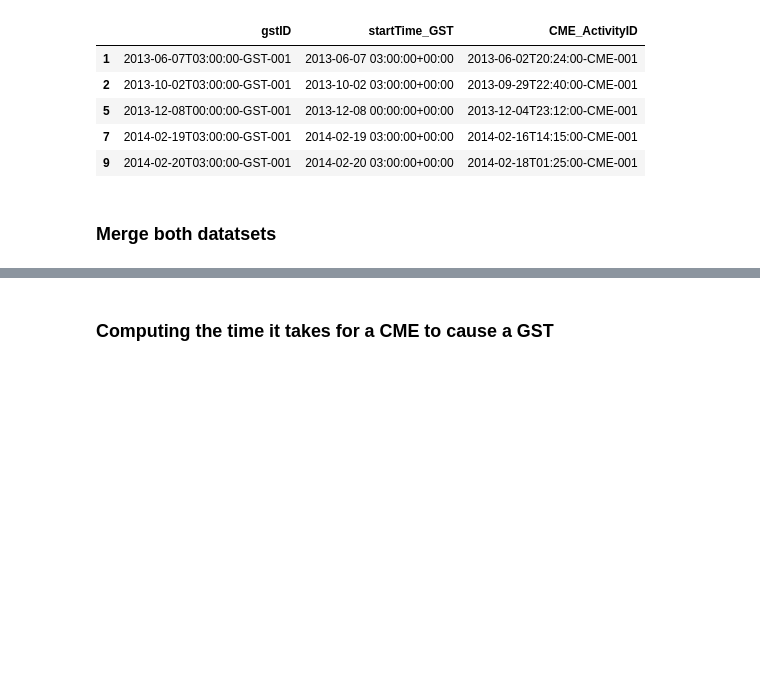
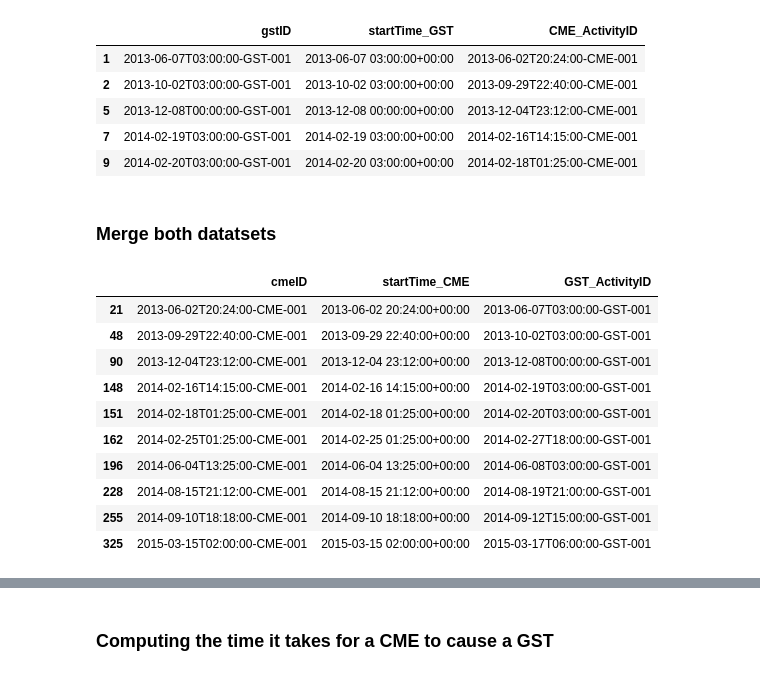
Before and after one commit to gtgalley/data-sourcing-challenge, a Jupyter notebook: retrieve_data.ipynb, the cells around one changed output, grey strips where cells are left out. Drawn from its saved outputs; the diff is of its cells as text; code cells hidden in the pictures; blank space fills up the shorter version.

```diff
--- a/retrieve_data.ipynb
+++ b/retrieve_data.ipynb
@@ -329,3 +329,17 @@ gst_df.head()
 | 9 | 2014-02-20T03:00:00-GST-001 | 2014-02-20 03:00:00+00:00 | 2014-02-18T01:25:00-CME-001 |
 # %% [markdown]
 ### Merge both datatsets
+# %%
+expanded_cme_df.head(10)
+# %% [output]
+|  | cmeID | startTime_CME | GST_ActivityID |
+| 21 | 2013-06-02T20:24:00-CME-001 | 2013-06-02 20:24:00+00:00 | 2013-06-07T03:00:00-GST-001 |
+| 48 | 2013-09-29T22:40:00-CME-001 | 2013-09-29 22:40:00+00:00 | 2013-10-02T03:00:00-GST-001 |
+| 90 | 2013-12-04T23:12:00-CME-001 | 2013-12-04 23:12:00+00:00 | 2013-12-08T00:00:00-GST-001 |
+| 148 | 2014-02-16T14:15:00-CME-001 | 2014-02-16 14:15:00+00:00 | 2014-02-19T03:00:00-GST-001 |
+| 151 | 2014-02-18T01:25:00-CME-001 | 2014-02-18 01:25:00+00:00 | 2014-02-20T03:00:00-GST-001 |
+| 162 | 2014-02-25T01:25:00-CME-001 | 2014-02-25 01:25:00+00:00 | 2014-02-27T18:00:00-GST-001 |
+| 196 | 2014-06-04T13:25:00-CME-001 | 2014-06-04 13:25:00+00:00 | 2014-06-08T03:00:00-GST-001 |
+| 228 | 2014-08-15T21:12:00-CME-001 | 2014-08-15 21:12:00+00:00 | 2014-08-19T21:00:00-GST-001 |
+| 255 | 2014-09-10T18:18:00-CME-001 | 2014-09-10 18:18:00+00:00 | 2014-09-12T15:00:00-GST-001 |
+| 325 | 2015-03-15T02:00:00-CME-001 | 2015-03-15 02:00:00+00:00 | 2015-03-17T06:00:00-GST-001 |
```
Also changed, not shown: parts of 6 cells of this notebook.
